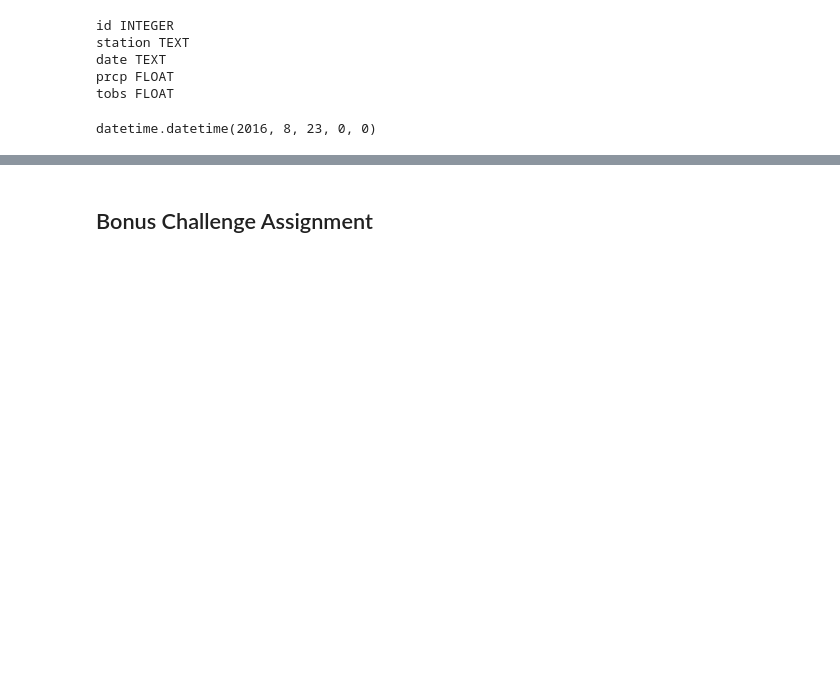
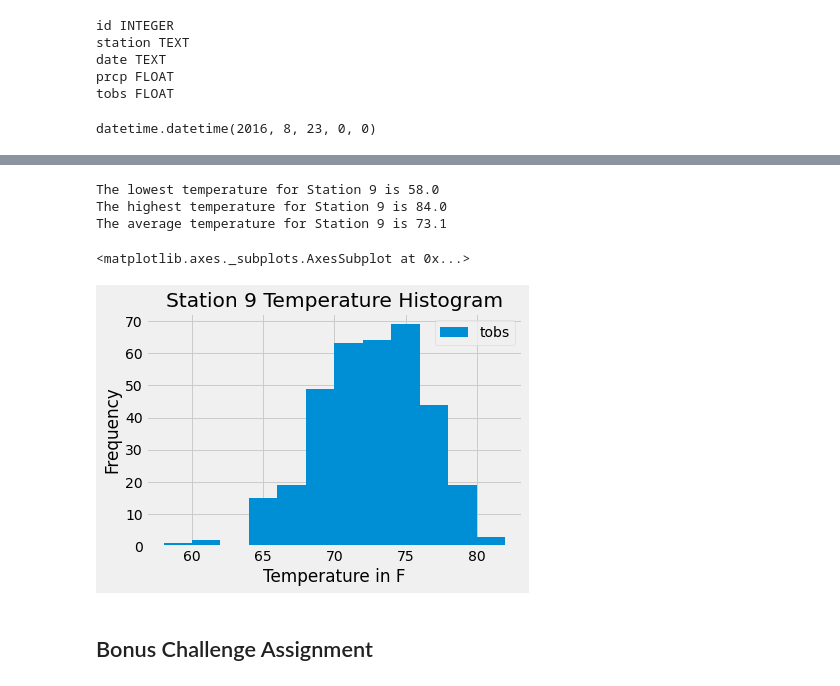
Before and after one commit to msullivan987/sqlalchemy-challenge, a Jupyter notebook: climate_MES.ipynb, the cells around one changed output, grey strips where cells are left out. Saved outputs shown, nothing was run; the diff lists cells and outputs as text; code cells hidden in the pictures; blank space fills up the shorter version.

Commit message:
completed minimum station analysis

```diff
--- a/climate_MES.ipynb
+++ b/climate_MES.ipynb
@@ -92,6 +132,45 @@ chart
+# %%
+# Using the station id from the previous query, calculate the lowest temperature recorded,
+# highest temperature recorded, and average temperature of the most active station?
+
+low_temp_result = session.query(func.min(Measurement.tobs)).\
+    filter(Measurement.station == Station.station).\
+    filter(Station.id == 9).first()
+
+high_temp_result = session.query(func.max(Measurement.tobs)).\
+    filter(Measurement.station == Station.station).\
+    filter(Station.id == 9).all()
+
+avg_temp_result = session.query(func.avg(Measurement.tobs)).\
+    filter(Station.id == 9).all()
+
+low_temp = np.ravel(low_temp_result)
+high_temp = np.ravel(high_temp_result)
+avg_temp = np.ravel(avg_temp_result)
+
+print(f'The lowest temperature for Station 9 is {low_temp[0]}')
+print(f'The highest temperature for Station 9 is {high_temp[0]}')
+print(f'The average temperature for Station 9 is {round(avg_temp[0],2)}')
+# %% [output]
+The lowest temperature for Station 9 is 58.0
+The highest temperature for Station 9 is 84.0
+The average temperature for Station 9 is 73.1
 # %%
 # Choose the station with the highest number of temperature observations.
 # Query the last 12 months of temperature observation data for this station and plot the results as a histogram
+temp_results = session.query(Measurement.tobs).\
+    filter(Measurement.station == Station.station).\
+    filter(Station.id == 9).\
+    filter(Measurement.date > one_year_back)
+
+temp_df = pd.DataFrame(temp_results)
+
+temp_chart = temp_df.plot(kind='hist',bins=12, title="Station 9 Temperature Histogram")
+temp_chart.set_xlabel('Temperature in F')
+temp_chart
+# %% [output]
+<matplotlib.axes._subplots.AxesSubplot at 0x...>
+[figure, added]
 # %% [markdown]
 ## Bonus Challenge Assignment
 # %%
```
Also changed, not shown: parts of 7 cells of this notebook.
